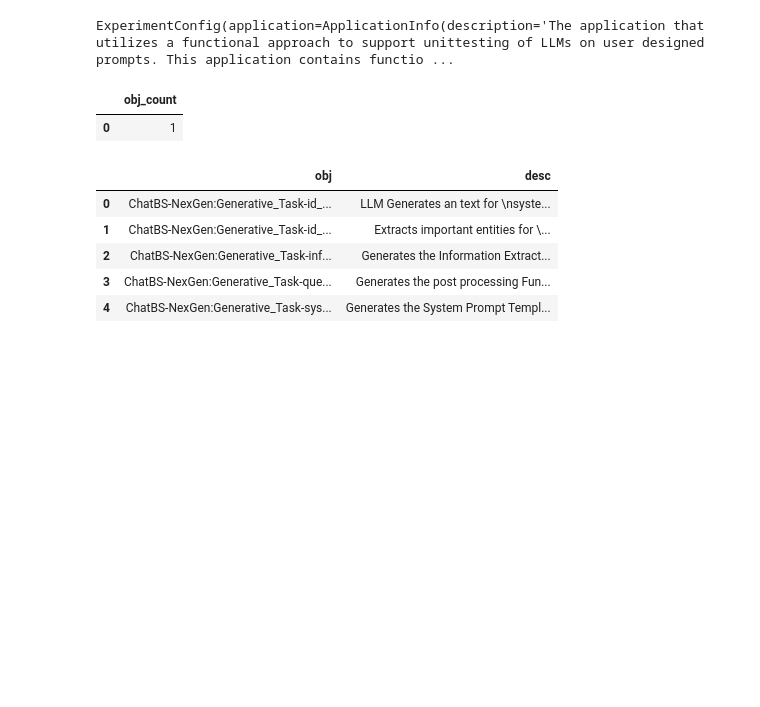
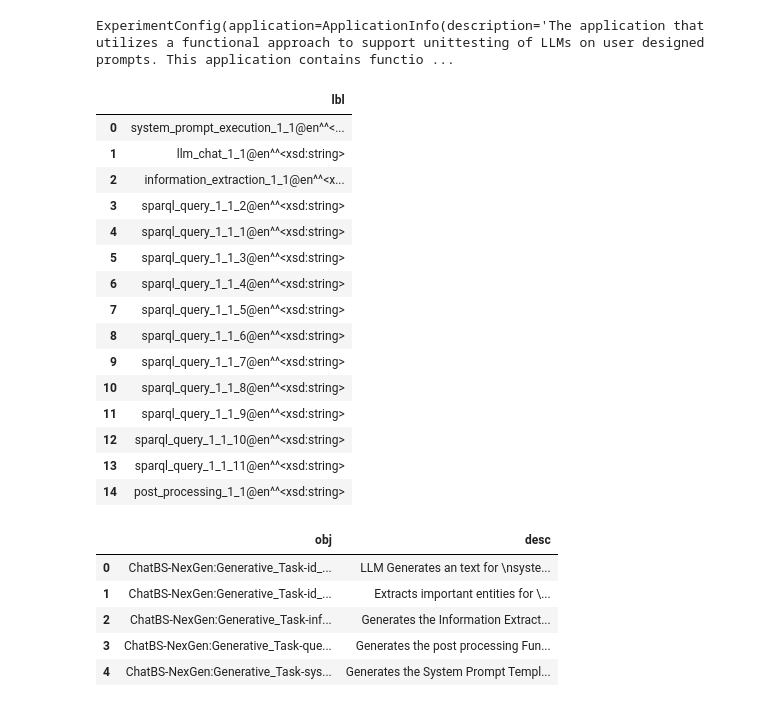
Before and after one commit to DevinDeSilva/LLM-Workflow-Explorer, a Jupyter notebook: evaluations/chatbs-base/ground_truth.ipynb, the cells around one changed output. Cells and saved outputs as stored; diff of their text form; code cells hidden in the pictures; blank space fills up the shorter version.

```diff
--- a/evaluations/chatbs-base/ground_truth.ipynb
+++ b/evaluations/chatbs-base/ground_truth.ipynb
@@ -23,7 +23,7 @@ from src.config.experiment import ExperimentConfig
 from src.experiment.ground_truth import GT, SPARQLTemplate, GTAnswer
 from src.experiment.test_questions_templates import build_gt_from_template
 
-CONFIG_PATH = "evaluations/chatbs/config.yaml"
+CONFIG_PATH = "evaluations/chatbs-base/config.yaml"
 logging.info(f"Loading config: {CONFIG_PATH}")
 lconfig = load_config(CONFIG_PATH)
 config = ExperimentConfig.model_validate(lconfig)
@@ -41,19 +41,33 @@ gt_list: List[GT] = []
 # %%
 # Question 1
 question1 = """
 How many unique \"experiment execution\" are there in this?
 """
 question_sparql1 = """
-SELECT (count(distinct ?ids) AS ?obj_count)
+SELECT distinct ?lbl
 WHERE {
-     ?obj a provone:Execution ;
-          dcterms:identifier ?ids .
+     ?obj a provone:Execution.
+     ?obj rdfs:label ?lbl
 }
 """
 
 entities1 = graph_manager.query(question_sparql1)
 entities1
 # %% [output]
-|  | obj_count |
-| 0 | 1 |
+|  | lbl |
+| 0 | system_prompt_execution_1_1@en^^<... |
+| 1 | llm_chat_1_1@en^^<xsd:string> |
+| 2 | information_extraction_1_1@en^^<x... |
+| 3 | sparql_query_1_1_2@en^^<xsd:string> |
+| 4 | sparql_query_1_1_1@en^^<xsd:string> |
+| 5 | sparql_query_1_1_3@en^^<xsd:string> |
+| 6 | sparql_query_1_1_4@en^^<xsd:string> |
+| 7 | sparql_query_1_1_5@en^^<xsd:string> |
+| 8 | sparql_query_1_1_6@en^^<xsd:string> |
+| 9 | sparql_query_1_1_7@en^^<xsd:string> |
+| 10 | sparql_query_1_1_8@en^^<xsd:string> |
+| 11 | sparql_query_1_1_9@en^^<xsd:string> |
+| 12 | sparql_query_1_1_10@en^^<xsd:string> |
+| 13 | sparql_query_1_1_11@en^^<xsd:string> |
+| 14 | post_processing_1_1@en^^<xsd:string> |
 # %%
```
Also changed, not shown: parts of 25 cells of this notebook, 37 other files.
